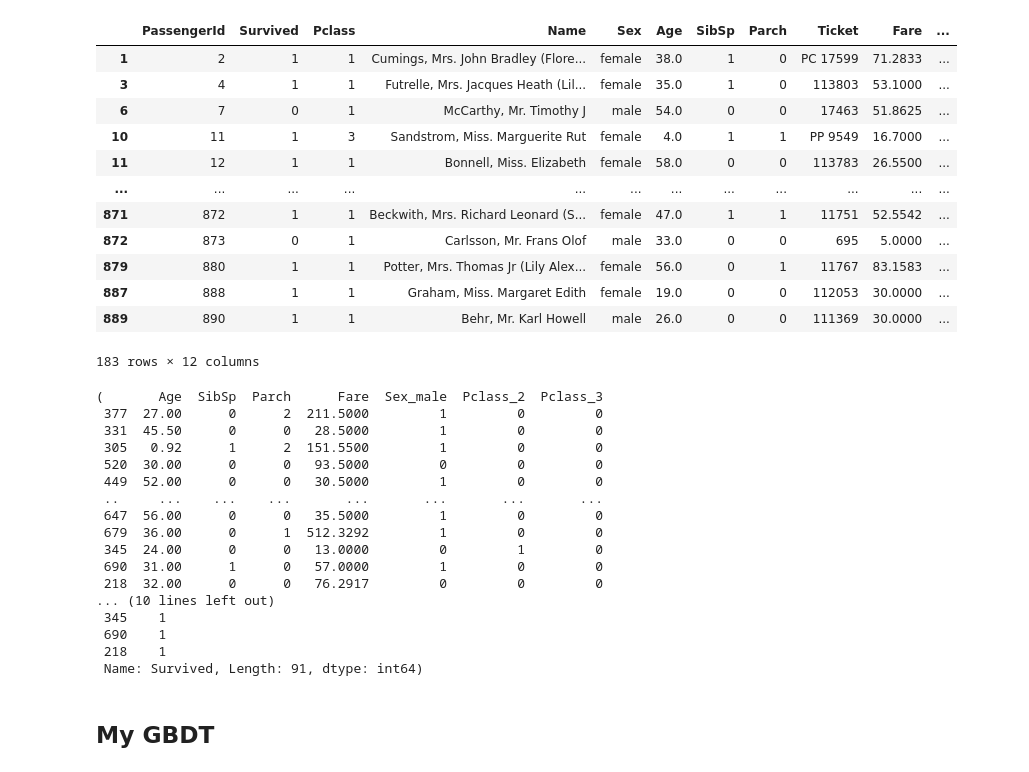
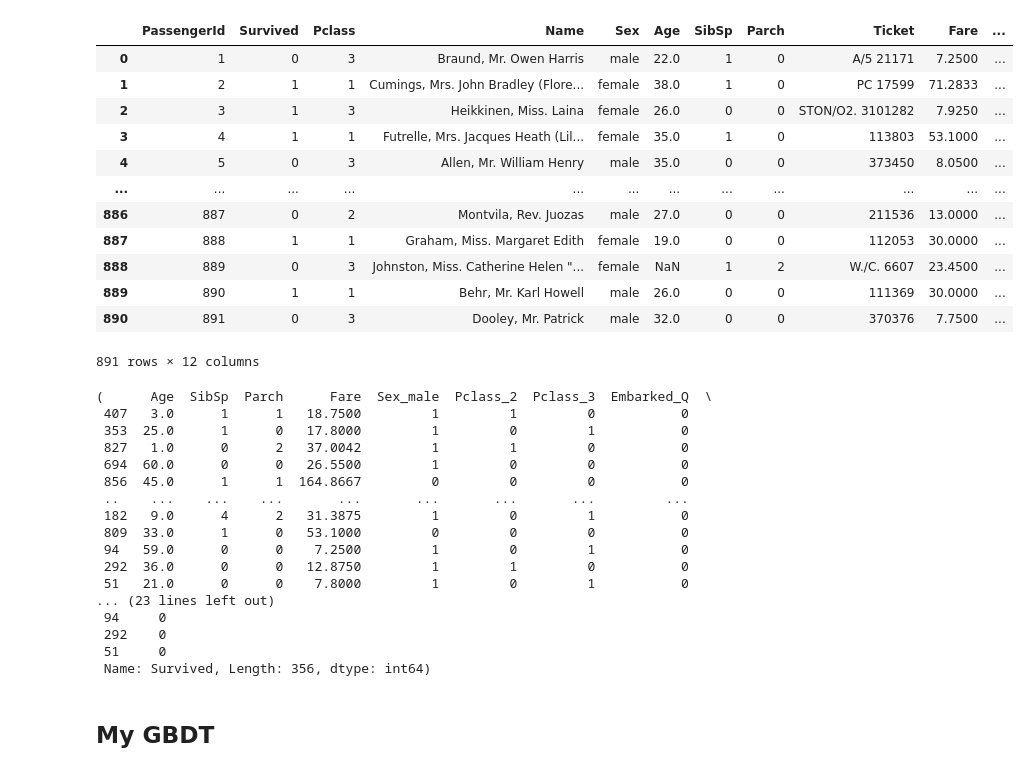
Before and after one commit to dhbloo/GBDT-project, a Jupyter notebook: gbdt-titanic.ipynb, the cells around one changed output. Drawn from its saved outputs; the diff is of its cells as text; code cells hidden in the pictures.

```diff
--- a/gbdt-titanic.ipynb
+++ b/gbdt-titanic.ipynb
@@ -22,46 +17,47 @@ plt.style.use('seaborn-paper')
 # %%
-data = pd.read_csv("./titanic/train.csv").dropna()
+data = pd.read_csv("./titanic/train.csv")
 data
 # %% [output]
 |  | PassengerId | Survived | Pclass | Name | Sex | Age | SibSp | Parch | Ticket | Fare | ... |
+| 0 | 1 | 0 | 3 | Braund, Mr. Owen Harris | male | 22.0 | 1 | 0 | A/5 21171 | 7.2500 | ... |
 | 1 | 2 | 1 | 1 | Cumings, Mrs. John Bradley (Flore... | female | 38.0 | 1 | 0 | PC 17599 | 71.2833 | ... |
+| 2 | 3 | 1 | 3 | Heikkinen, Miss. Laina | female | 26.0 | 0 | 0 | STON/O2. 3101282 | 7.9250 | ... |
 | 3 | 4 | 1 | 1 | Futrelle, Mrs. Jacques Heath (Lil... | female | 35.0 | 1 | 0 | 113803 | 53.1000 | ... |
-| 6 | 7 | 0 | 1 | McCarthy, Mr. Timothy J | male | 54.0 | 0 | 0 | 17463 | 51.8625 | ... |
-| 10 | 11 | 1 | 3 | Sandstrom, Miss. Marguerite Rut | female | 4.0 | 1 | 1 | PP 9549 | 16.7000 | ... |
-| 11 | 12 | 1 | 1 | Bonnell, Miss. Elizabeth | female | 58.0 | 0 | 0 | 113783 | 26.5500 | ... |
+| 4 | 5 | 0 | 3 | Allen, Mr. William Henry | male | 35.0 | 0 | 0 | 373450 | 8.0500 | ... |
 | ... | ... | ... | ... | ... | ... | ... | ... | ... | ... | ... | ... |
-| 871 | 872 | 1 | 1 | Beckwith, Mrs. Richard Leonard (S... | female | 47.0 | 1 | 1 | 11751 | 52.5542 | ... |
-| 872 | 873 | 0 | 1 | Carlsson, Mr. Frans Olof | male | 33.0 | 0 | 0 | 695 | 5.0000 | ... |
-| 879 | 880 | 1 | 1 | Potter, Mrs. Thomas Jr (Lily Alex... | female | 56.0 | 0 | 1 | 11767 | 83.1583 | ... |
+| 886 | 887 | 0 | 2 | Montvila, Rev. Juozas | male | 27.0 | 0 | 0 | 211536 | 13.0000 | ... |
 | 887 | 888 | 1 | 1 | Graham, Miss. Margaret Edith | female | 19.0 | 0 | 0 | 112053 | 30.0000 | ... |
+| 888 | 889 | 0 | 3 | Johnston, Miss. Catherine Helen "... | female | NaN | 1 | 2 | W./C. 6607 | 23.4500 | ... |
 | 889 | 890 | 1 | 1 | Behr, Mr. Karl Howell | male | 26.0 | 0 | 0 | 111369 | 30.0000 | ... |
+| 890 | 891 | 0 | 3 | Dooley, Mr. Patrick | male | 32.0 | 0 | 0 | 370376 | 7.7500 | ... |
-183 rows × 12 columns
+891 rows × 12 columns
 # %%
-x_columns = ['Pclass', 'Sex', 'Age', 'SibSp', 'Parch', 'Fare']
-x_catagory = ['Sex', 'Pclass']
+x_columns = ['Pclass', 'Sex', 'Age', 'SibSp', 'Parch', 'Fare', 'Embarked']
+x_catagory = ['Sex', 'Pclass', 'Embarked']
+data = data[x_columns + ['Survived']].dropna()
 data_x = pd.get_dummies(data[x_columns], columns=x_catagory, drop_first=True)
 data_y = data['Survived']
 
 train_x, test_x, train_y, test_y = train_test_split(data_x, data_y, test_size=0.5, random_state=1)
 (train_x, train_y)
 # %% [output]
-(       Age  SibSp  Parch      Fare  Sex_male  Pclass_2  Pclass_3
- 377  27.00      0      2  211.5000         1         0         0
- 331  45.50      0      0   28.5000         1         0         0
- 305   0.92      1      2  151.5500         1         0         0
- 520  30.00      0      0   93.5000         0         0         0
- 449  52.00      0      0   30.5000         1         0         0
- ..     ...    ...    ...       ...       ...       ...       ...
- 647  56.00      0      0   35.5000         1         0         0
- 679  36.00      0      1  512.3292         1         0         0
- 345  24.00      0      0   13.0000         0         1         0
- 690  31.00      1      0   57.0000         1         0         0
- 218  32.00      0      0   76.2917         0         0         0
-... (10 lines left out)
- 345    1
- 690    1
- 218    1
- Name: Survived, Length: 91, dtype: int64)
+(      Age  SibSp  Parch      Fare  Sex_male  Pclass_2  Pclass_3  Embarked_Q  \
+ 407   3.0      1      1   18.7500         1         1         0           0
+ 353  25.0      1      0   17.8000         1         0         1           0
+ 827   1.0      0      2   37.0042         1         1         0           0
+ 694  60.0      0      0   26.5500         1         0         0           0
+ 856  45.0      1      1  164.8667         0         0         0           0
+ ..    ...    ...    ...       ...       ...       ...       ...         ...
+ 182   9.0      4      2   31.3875         1         0         1           0
+ 809  33.0      1      0   53.1000         0         0         0           0
+ 94   59.0      0      0    7.2500         1         0         1           0
+ 292  36.0      0      0   12.8750         1         1         0           0
+ 51   21.0      0      0    7.8000         1         0         1           0
+... (23 lines left out)
+ 94     0
+ 292    0
+ 51     0
+ Name: Survived, Length: 356, dtype: int64)
 # %% [markdown]
 ## My GBDT
 # %%
```
Also changed, not shown: parts of 12 cells of this notebook.
